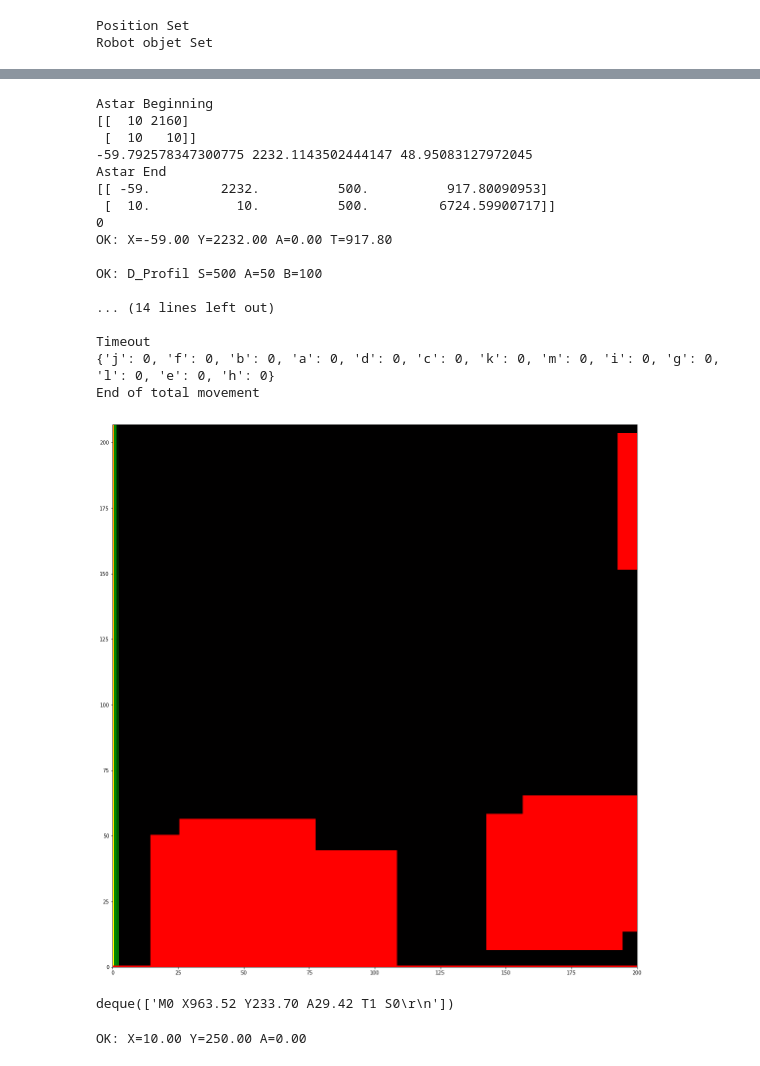
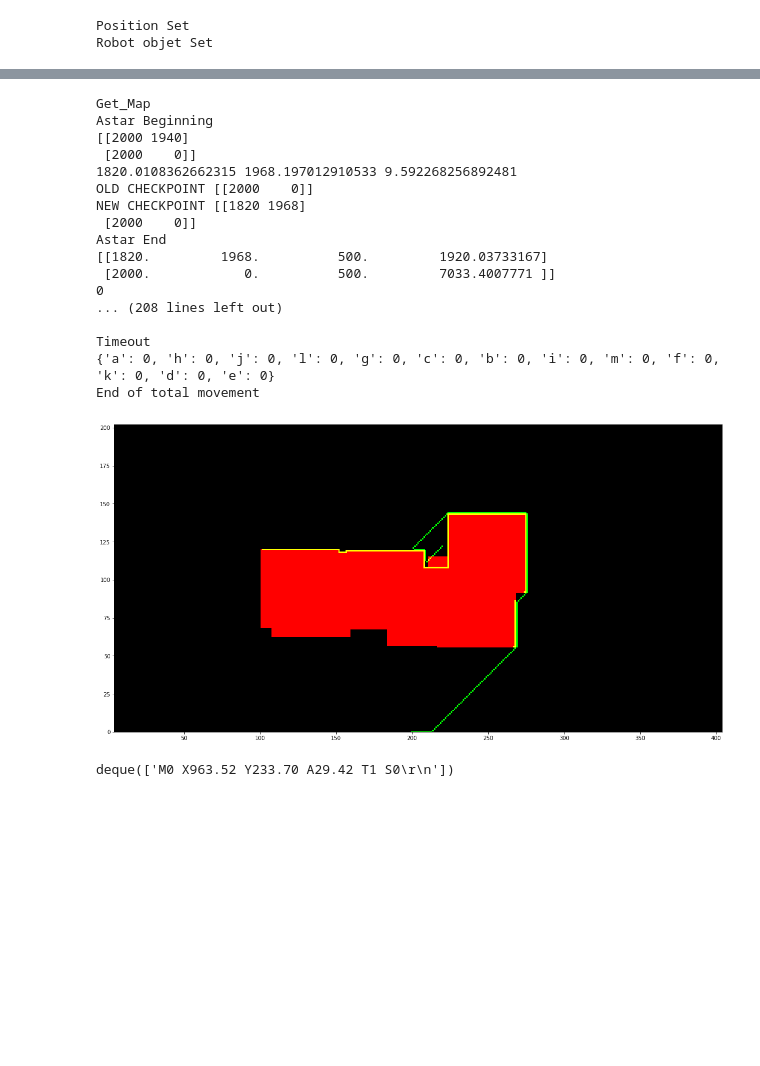
Before and after one commit to Guilhem74/STI_Robotic_Competition_Software, a Jupyter notebook: Architecture/main.ipynb, the cells around one changed output, grey strips where cells are left out. Saved outputs shown, nothing was run; the diff lists cells and outputs as text; code cells hidden in the pictures; blank space fills up the shorter version.

```diff
--- a/Architecture/main.ipynb
+++ b/Architecture/main.ipynb
@@ -42,7 +42,7 @@ import matplotlib.pyplot as plt
 from parse import *
 %matplotlib inline
 def Main_Loop(Set_Objective,robot,mapper):
-    path=0
+    path=None
     G=None
     while(not(robot.Has_reached_final_position(Set_Objective))):
         obstacleFront = 0
@@ -50,11 +50,14 @@ def Main_Loop(Set_Objective,robot,mapper):
         grid = mapper.map()#Get the actual Map
         Get_Pos=robot.get_position()# Get the actual robot Position
         print('Astar Beginning')
-        path, cost , G = Path_Generator.AStarSearch((Get_Pos[0],Get_Pos[1]), (Set_Objective[0],Set_Objective[1]), grid) #Try to find the best path
+        verified_Obj = Path_Generator.validate_objective(Set_Objective,grid, Get_Pos)
+        path, cost , G = Path_Generator.AStarSearch((Get_Pos[0],Get_Pos[1]), (verified_Obj[0],verified_Obj[1]), grid) #Try to find the best path
         checkpoint = Path_Generator.find_vertice(path)#Simplify the path to be straight line
         new_x,newy,theta_robot = Path_Generator.checkpoint_in_fov(robot,checkpoint)#Try to avoid backward movement unless it is too far back
         checkpoint = Path_Generator.checkpoint_corrector(checkpoint)#Eliminate again some short path line
+        print("OLD CHECKPOINT", checkpoint)
         checkpoint = np.insert(checkpoint,0,[new_x,newy]).reshape((-1,2))# Add repositionning for avoiding backward movement
+        print("NEW CHECKPOINT", checkpoint)
         print('Astar End')
 
         """Concatenate Displacement Movement"""
@@ -67,7 +70,7 @@ def Main_Loop(Set_Objective,robot,mapper):
         tempX , tempY, _  = robot.get_position()
         for i in range(len(Set_Coordinate)):
             time_out_com = math.sqrt( np.float_power(Set_Coordinate[i,0]-tempX , 2) + np.float_power(Set_Coordinate[i,1]-tempY , 2) ) / Set_Coordinate[i,2]
-            Set_Coordinate[i,3] = time_out_com*1400 + 500# 140 %(For incertenties +500 ms(For initial acceleration)
+            Set_Coordinate[i,3] = time_out_com*1400 + 1500# 140 %(For incertenties +500 ms(For initial acceleration)
             tempX = Set_Coordinate[i,0]
             tempY = Set_Coordinate[i,1]
         print(Set_Coordinate)
@@ -129,9 +132,10 @@ def Main_Loop(Set_Objective,robot,mapper):
         print('End of total movement')
     return path, G
 # %%
-buf_stm.append("G92 X10 Y250 A0\r\n")
+#buf_stm.append("G92 X250 Y250 A0\r\n") M15 S8 abcd  4 2 ou 1 gauche ghj droite eif  front klm
 print('Position Set')
-robot = Robot.robot(10,250,0)
+robot = Robot.robot(250,250,0)
+
 print('Robot objet Set')
 mapper = Map_Generator.Mapping()
 # %% [output]
@@ -175,26 +197,26 @@ mapper.display(G,path,robot)
 # %%
-Set_Objective=[[10,10]]
+Set_Objective=[[2000,0]]
 path, G=Main_Loop(Set_Objective[0],robot,mapper)
 mapper.display(G,path,robot);
 # %% [output]
+Get_Map
 Astar Beginning
-[[  10 2160]
- [  10   10]]
--59.792578347300775 2232.1143502444147 48.95083127972045
+[[2000 1940]
+ [2000    0]]
+1820.0108362662315 1968.197012910533 9.592268256892481
+OLD CHECKPOINT [[2000    0]]
+NEW CHECKPOINT [[1820 1968]
+ [2000    0]]
 Astar End
-[[ -59.         2232.          500.          917.80090953]
- [  10.           10.          500.         6724.59900717]]
+[[1820.         1968.          500.         1920.03733167]
+ [2000.            0.          500.         7033.4007771 ]]
 0
-OK: X=-59.00 Y=2232.00 A=0.00 T=917.80
-
-OK: D_Profil S=500 A=50 B=100
-
-... (14 lines left out)
+... (208 lines left out)
 
 Timeout
-{'j': 0, 'f': 0, 'b': 0, 'a': 0, 'd': 0, 'c': 0, 'k': 0, 'm': 0, 'i': 0, 'g': 0, 'l': 0, 'e': 0, 'h': 0}
+{'a': 0, 'h': 0, 'j': 0, 'l': 0, 'g': 0, 'c': 0, 'b': 0, 'i': 0, 'm': 0, 'f': 0, 'k': 0, 'd': 0, 'e': 0}
 End of total movement
-[figure, old version]
+[figure, new version]
 # %%
 #M0 X1401.47 Y329.98 A-40.82 T1 S0
 mapper.display(G,path,robot)
@@ -207,10 +229,3 @@ buf_stm.append("M3 H3\r\n")#Send every messages
 buf_broadcast
 # %% [output]
 deque(['M0 X963.52 Y233.70 A29.42 T1 S0\r\n'])
-# %%
-
-while(buf_broadcast):
-    received=buf_broadcast.popleft()
-    print(received)
-# %% [output]
-OK: X=10.00 Y=250.00 A=0.00
```
Also changed, not shown: parts of 7 cells of this notebook, 1 other file.
